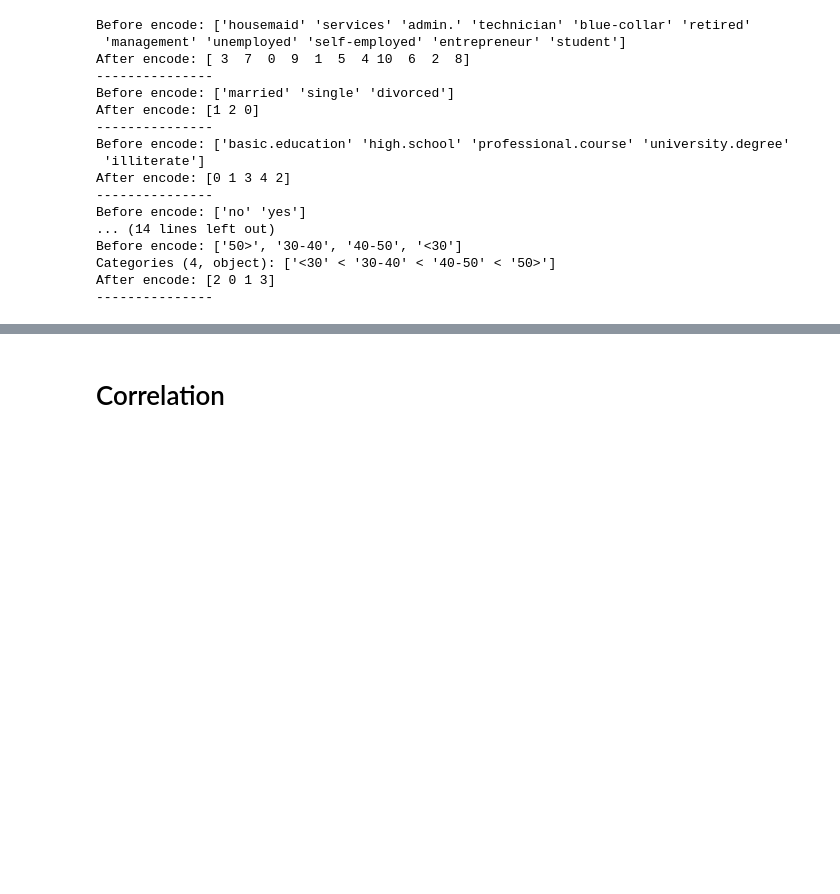
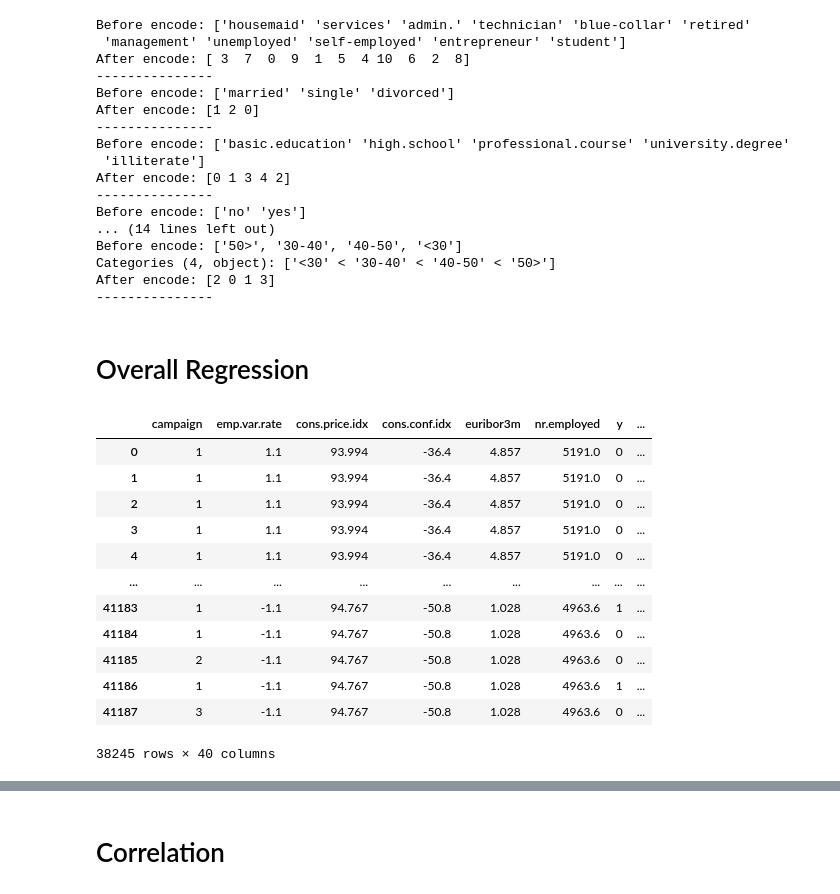
Before and after one commit to only18days/Bank-Marketing-Analysis, a Jupyter notebook: Bank Marketing Analysis.ipynb, the cells around one changed output, grey strips where cells are left out. Cells and saved outputs as stored; diff of their text form; code cells hidden in the pictures; blank space fills up the shorter version.

```diff
--- a/Bank Marketing Analysis.ipynb
+++ b/Bank Marketing Analysis.ipynb
@@ -438,3 +451,26 @@ Before encode: ['50>', '30-40', '40-50', '<30']
 Categories (4, object): ['<30' < '30-40' < '40-50' < '50>']
 After encode: [2 0 1 3]
 ---------------
+# %% [markdown]
+# Overall Regression
+# %%
+# Dummy
+dummy_df = pd.get_dummies(df, columns=cat_cols, drop_first=True)
+
+# Encode 'y' column
+dummy_df['y'] = label_encoder.fit_transform(dummy_df['y'])
+dummy_df
+# %% [output]
+|  | campaign | emp.var.rate | cons.price.idx | cons.conf.idx | euribor3m | nr.employed | y | ... |
+| 0 | 1 | 1.1 | 93.994 | -36.4 | 4.857 | 5191.0 | 0 | ... |
+| 1 | 1 | 1.1 | 93.994 | -36.4 | 4.857 | 5191.0 | 0 | ... |
+| 2 | 1 | 1.1 | 93.994 | -36.4 | 4.857 | 5191.0 | 0 | ... |
+| 3 | 1 | 1.1 | 93.994 | -36.4 | 4.857 | 5191.0 | 0 | ... |
+| 4 | 1 | 1.1 | 93.994 | -36.4 | 4.857 | 5191.0 | 0 | ... |
+| ... | ... | ... | ... | ... | ... | ... | ... | ... |
+| 41183 | 1 | -1.1 | 94.767 | -50.8 | 1.028 | 4963.6 | 1 | ... |
+| 41184 | 1 | -1.1 | 94.767 | -50.8 | 1.028 | 4963.6 | 0 | ... |
+| 41185 | 2 | -1.1 | 94.767 | -50.8 | 1.028 | 4963.6 | 0 | ... |
+| 41186 | 1 | -1.1 | 94.767 | -50.8 | 1.028 | 4963.6 | 1 | ... |
+| 41187 | 3 | -1.1 | 94.767 | -50.8 | 1.028 | 4963.6 | 0 | ... |
+38245 rows × 40 columns
```
Also changed, not shown: parts of 29 cells of this notebook.
